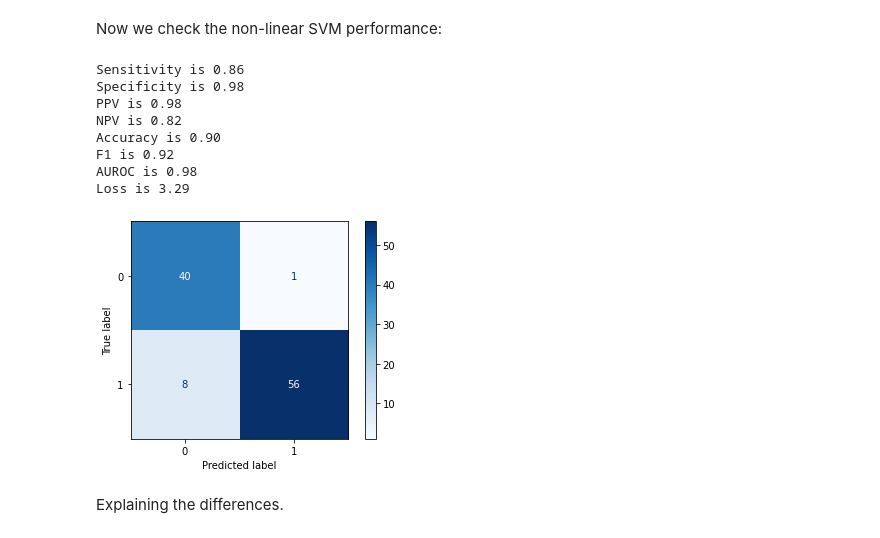
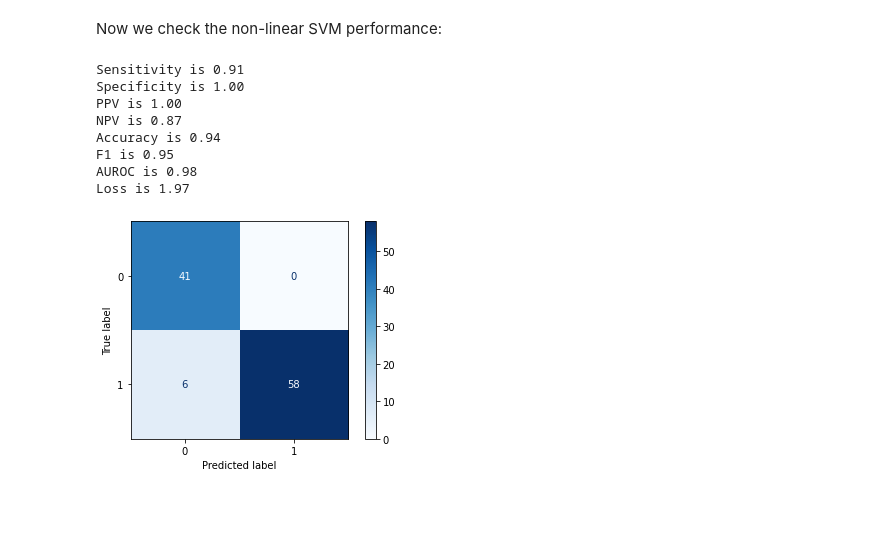
Before and after one commit to mlh-master/hw2_mlh-daniel-omer, a Jupyter notebook: HW2_MLH.ipynb, the cells around one changed output. Cells and saved outputs as stored; diff of their text form; code cells hidden in the pictures; blank space fills up the shorter version.

```diff
--- a/HW2_MLH.ipynb
+++ b/HW2_MLH.ipynb
@@ -384,10 +329,10 @@ Now we want to train on a non-lionear model:
 # %%
 svc1 = SVC(degree=3, gamma='scale',probability=True)
 C = np.array([0.001,0.1,1, 100, 1000])
-param = [{'svm__C': C, 'svm__kernel': ['rbf','poly'], 'svm__degree':[3,5], 'svm__gamma':['auto','scale']}]
-pipe = Pipeline(steps=[('scale', StandardScaler()), ('svm', svc1)])
+param = [{'svm__C': C, 'svm__kernel': ['rbf','poly'], 'svm__gamma':['auto','scale']}]
+pipe = Pipeline(steps=[('svm', svc1)])
 # finding the best parameters
-svm_nonlin = GridSearchCV(estimator=pipe, param_grid=param,scoring=['accuracy','f1','precision','recall','roc_auc'], cv=skf, refit='roc_auc', verbose=3, return_train_score=True)
+svm_nonlin = GridSearchCV(estimator=pipe, param_grid=param,scoring=['accuracy','f1','precision','recall','roc_auc'], cv=skf, refit='roc_auc', verbose=0, return_train_score=True)
 svm_nonlin.fit(X_train, Y_train)
 svm_nonlin.best_params_
 
@@ -425,35 +342,14 @@ Fitting 5 folds for each of 40 candidates, totalling 200 fits
 # %% [markdown]
 Now we check the non-linear SVM performance:
-# %%
-plot_confusion_matrix(best_svm_lin,x_test,y_test, cmap=plt.cm.Blues)
-plt.grid(False)
-TN = calc_TN(y_test, y_pred_test)
-FP = calc_FP(y_test, y_pred_test)
-FN = calc_FN(y_test, y_pred_test)
-TP = calc_TP(y_test, y_pred_test)
-Se = TP/(TP+FN)
-Sp = TN/(TN+FP)
-PPV = TP/(TP+FP)
-NPV = TN/(TN+FN)
-Acc = (TP+TN)/(TP+FP+TN+FN)
-F1 = 2*(PPV*Se)/(PPV+Se)
-print('Sensitivity is {:.2f}'.format(Se))
-print('Specificity is {:.2f}'.format(Sp))
-print('PPV is {:.2f}'.format(PPV))
-print('NPV is {:.2f}'.format(NPV))
-print('Accuracy is {:.2f}'.format(Acc))
-print('F1 is {:.2f}'.format(F1))
-print('AUROC is {:.2f}'.format(roc_auc_score(y_test, y_pred_proba_test[:,1])))
-print('Loss is {:.2f}'.format(log_loss(y_test,y_pred_test)))
-# %% [output]
-Sensitivity is 0.86
-Specificity is 0.98
-PPV is 0.98
-NPV is 0.82
-Accuracy is 0.90
-F1 is 0.92
-AUROC is 0.98
-Loss is 3.29
-[figure, removed]
-# %% [markdown]
-Explaining the differences.
+# %%
+metrics (best_svm_nonlin,x_test,y_test,y_pred_test, y_pred_proba_test)
+# %% [output]
+Sensitivity is 0.91
+Specificity is 1.00
+PPV is 1.00
+NPV is 0.87
+Accuracy is 0.94
+F1 is 0.95
+AUROC is 0.98
+Loss is 1.97
+[figure, added]
```
Also changed, not shown: parts of 44 cells of this notebook.
